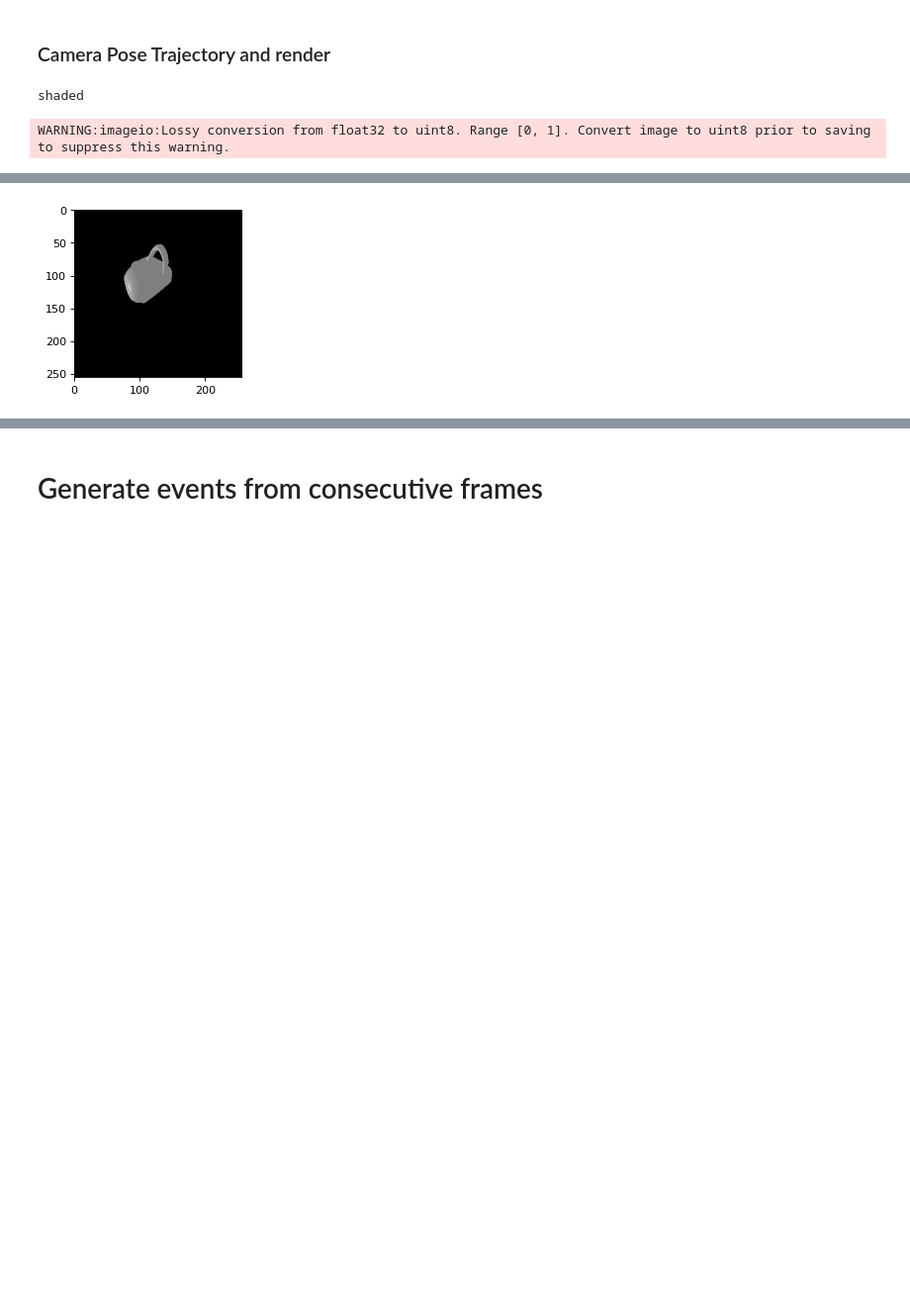
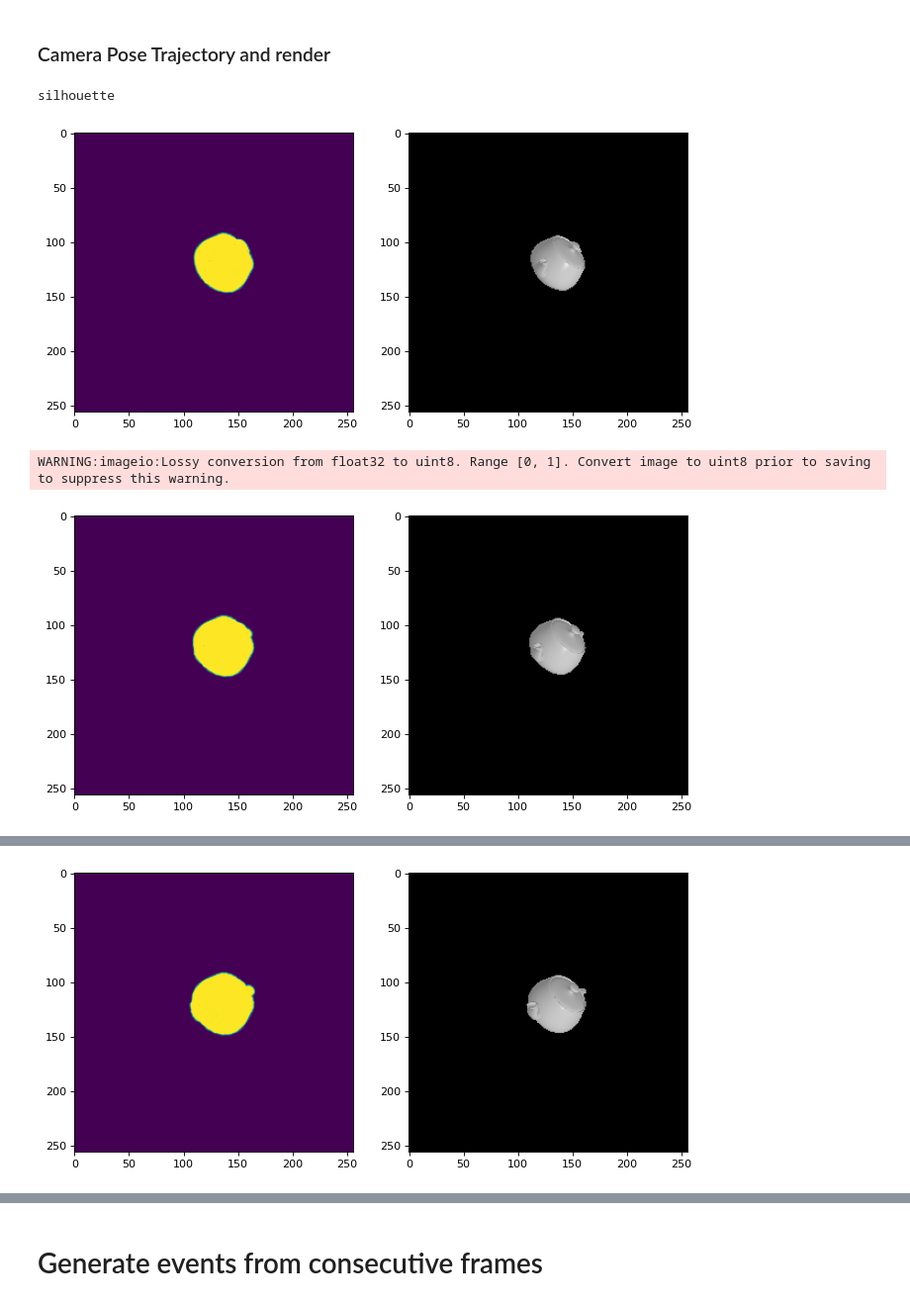
Before and after one commit to alexisbdr/e3d, a Jupyter notebook: simulate-camera-pose-test.ipynb, the cells around one changed output, grey strips where cells are left out. Shown: that part at 99% size. Drawn from its saved outputs; the diff is of its cells as text; code cells hidden in the pictures; blank space fills up the shorter version.

```diff
--- a/simulate-camera-pose-test.ipynb
+++ b/simulate-camera-pose-test.ipynb
@@ -216,7 +216,7 @@ NameError: name 'Sphere' is not defined
 
 #Just to put these somewhere - this should be stored in param file after
 
-def cam_trajectory_rotation(num_points: int = 1):
+def cam_trajectory_rotation(num_points: int = 3):
     """
     Returns: list of camera poses (R,T) from trajectory along a spherical spiral
     """
@@ -231,8 +231,8 @@ def cam_trajectory_rotation(num_points: int = 1):
     shape = SphericalSpiral(
         c = 6.5,
         a = 1.5,
-        t_min = math.pi,
-        t_max=.0001*math.pi,
+        t_min = .2 * math.pi,
+        t_max= .25 * math.pi,
         num_points=num_points)
     up = torch.tensor([[0., 1., 1.]])
     R = []
@@ -282,39 +282,43 @@ def render_trajectory(cam_poses, write_gif=True):
     image_writer = imageio.get_writer(image_output, mode="I", duration=.2)
     """
     render_manager = RenderManager(
-        types=["shaded"],
+        types=["silhouette"],
         mesh_name = "teapot"
     )
     # Render the teapot providing the values of R and T.
     R, T = cam_poses
     for num in range(len(R)):
         #gl_cam = OpenGLPerspectiveCameras(device=device, R=R, T=T)
         #sf_cam = SfMPerspectiveCameras(device=device, R=R, T=T)
-        #silhouette = silhouette_renderer(meshes_world=teapot_mesh, R=R[num], T=T[num])
+        silhouette = silhouette_renderer(meshes_world=teapot_mesh, R=R[num], T=T[num])
         image_ref = phong_renderer(meshes_world=teapot_mesh, R=R[num], T=T[num])
 
-        #silhouette = silhouette.cpu().numpy()
+        silhouette = silhouette.cpu().numpy()
         image_ref = image_ref.cpu().numpy()
-        '''
+
         plt.figure(figsize=(10, 10))
         plt.subplot(1, 2, 1)
         plt.imshow(silhouette.squeeze()[...,3])  # only plot the alpha channel of the RGBA image
-        '''
+
         plt.grid(False)
         plt.subplot(1, 2, 2)
         plt.imshow(image_ref.squeeze())
         plt.grid(False)
 
+        plt.show()
         render_manager.add_images(
             num,
-            {"shaded": image_ref.squeeze()},
+            {"silhouette": silhouette.squeeze()},
             R[num], T[num])
+
 
     render_manager.close()
     return render_manager
 
 cam_poses = cam_trajectory_rotation()
 render = render_trajectory(cam_poses)
 # %% [output]
-shaded
+silhouette
+[figure, new version]
 WARNING:imageio:Lossy conversion from float32 to uint8. Range [0, 1]. Convert image to uint8 prior to saving to suppress this warning.
+[figure, added]
@@ -322 +326 @@ WARNING:imageio:Lossy conversion from float32 to uint8. Range [0, 1]. Convert im
-[figure, old version]
+[figure, added]
```
Also changed, not shown: parts of 2 cells of this notebook, 3 other files.
